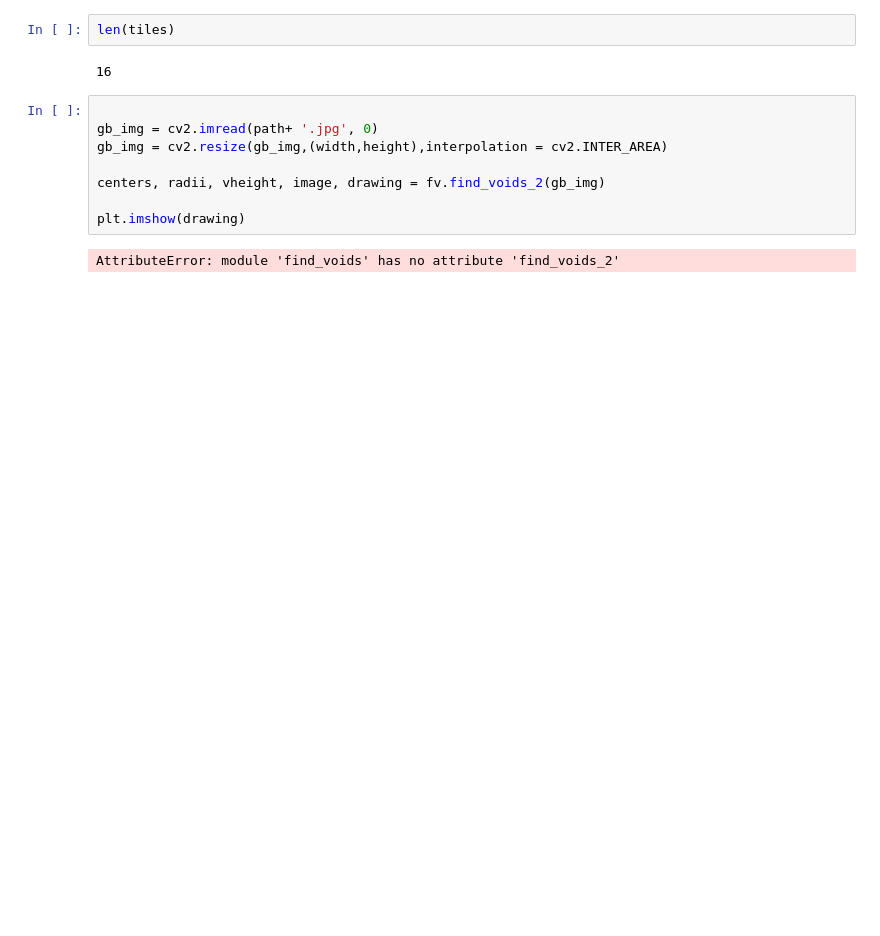
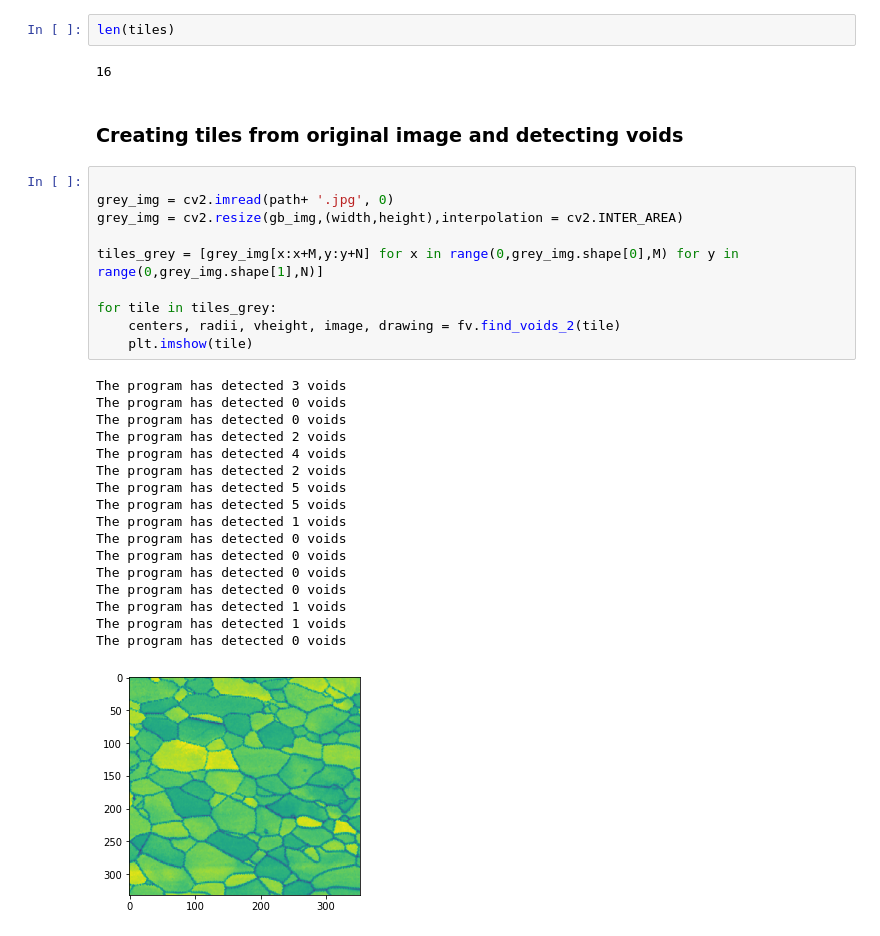
Before and after one commit to bruno-manoel-dbki/tantalum, a Jupyter notebook: source/Divide_et_Vince.ipynb, the cells around one changed output. Drawn from its saved outputs; the diff is of its cells as text; blank space fills up the shorter version.

```diff
--- a/source/Divide_et_Vince.ipynb
+++ b/source/Divide_et_Vince.ipynb
@@ -83,13 +83,33 @@ plt.imshow(tiles[14])
 len(tiles)
 # %% [output]
 16
+# %% [markdown]
+### Creating tiles from original image and detecting voids
 # %%
 
-gb_img = cv2.imread(path+ '.jpg', 0)
-gb_img = cv2.resize(gb_img,(width,height),interpolation = cv2.INTER_AREA)
+grey_img = cv2.imread(path+ '.jpg', 0)
+grey_img = cv2.resize(gb_img,(width,height),interpolation = cv2.INTER_AREA)
 
-centers, radii, vheight, image, drawing = fv.find_voids_2(gb_img)
+tiles_grey = [grey_img[x:x+M,y:y+N] for x in range(0,grey_img.shape[0],M) for y in range(0,grey_img.shape[1],N)]
 
-plt.imshow(drawing)
+for tile in tiles_grey:
+    centers, radii, vheight, image, drawing = fv.find_voids_2(tile)
+    plt.imshow(tile)
 # %% [output]
-AttributeError: module 'find_voids' has no attribute 'find_voids_2'
+The program has detected 3 voids
+The program has detected 0 voids
+The program has detected 0 voids
+The program has detected 2 voids
+The program has detected 4 voids
+The program has detected 2 voids
+The program has detected 5 voids
+The program has detected 5 voids
+The program has detected 1 voids
+The program has detected 0 voids
+The program has detected 0 voids
+The program has detected 0 voids
+The program has detected 0 voids
+The program has detected 1 voids
+The program has detected 1 voids
+The program has detected 0 voids
+[figure, added]
```
Also changed, not shown: parts of 3 cells of this notebook, 2 other files.
